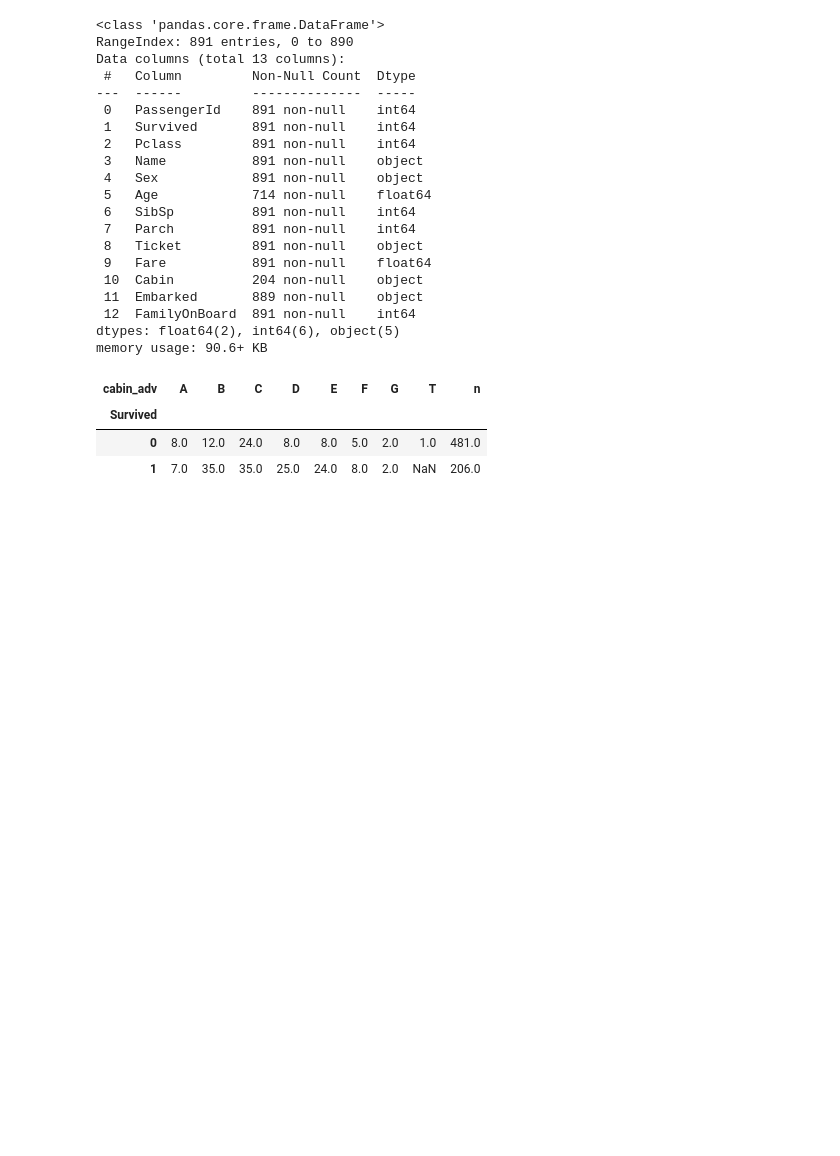
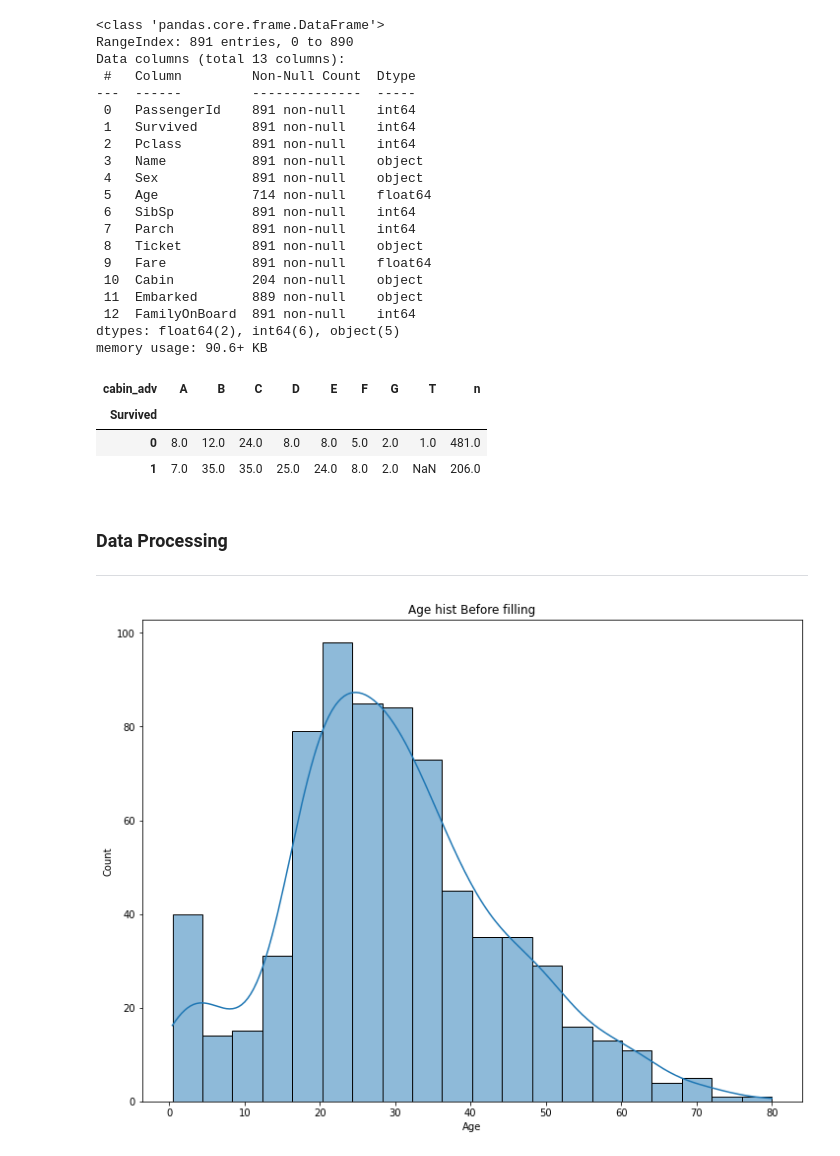
Before and after one commit to Abdurrazakli/pet-finder-popularity-ml, a Jupyter notebook: project.ipynb, the cells around one changed output. Saved outputs shown, nothing was run; the diff lists cells and outputs as text; code cells hidden in the pictures; blank space fills up the shorter version.

Commit message:
Add data processing step

```diff
--- a/project.ipynb
+++ b/project.ipynb
@@ -241,3 +243,13 @@ pd.pivot_table(train_df,index='Survived',columns='cabin_adv', values = 'Name', a
 | Survived |  |  |  |  |  |  |  |  |  |
 | 0 | 8.0 | 12.0 | 24.0 | 8.0 | 8.0 | 5.0 | 2.0 | 1.0 | 481.0 |
 | 1 | 7.0 | 35.0 | 35.0 | 25.0 | 24.0 | 8.0 | 2.0 | NaN | 206.0 |
+# %% [markdown]
+### Data Processing
+
+---
+# %%
+train_df = train_df.drop(labels='Parch', axis=1)
+test_df = test_df.drop(labels='Parch', axis=1)
+
+train_df = train_df.drop(labels='SibSp', axis=1)
+test_df = test_df.drop(labels='SibSp', axis=1)
@@ -243,0 +260,7 @@ pd.pivot_table(train_df,index='Survived',columns='cabin_adv', values = 'Name', a
+# %%
+fig = plt.figure(figsize = (12,9))
+sns.histplot(train_df["Age"], kde=True, palette='BuPu_r')
+plt.title('Age hist Before filling')
+plt.show()
+# %% [output]
+[figure, added]
```
Also changed, not shown: parts of 9 cells of this notebook, 1 other file.
